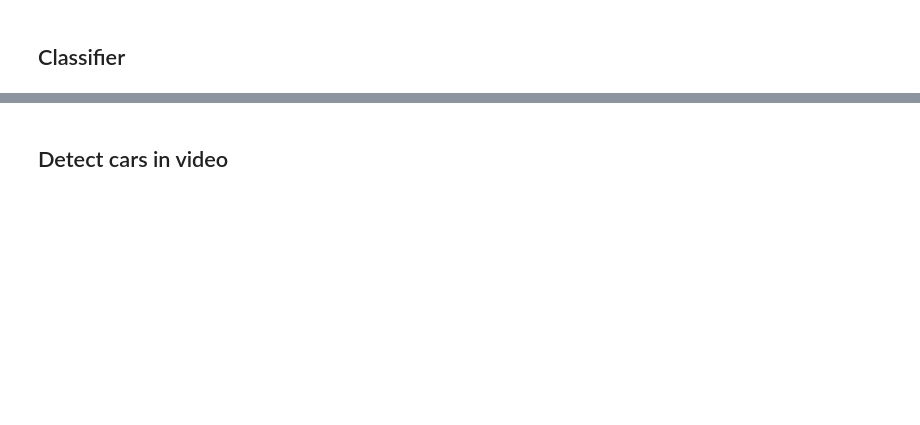
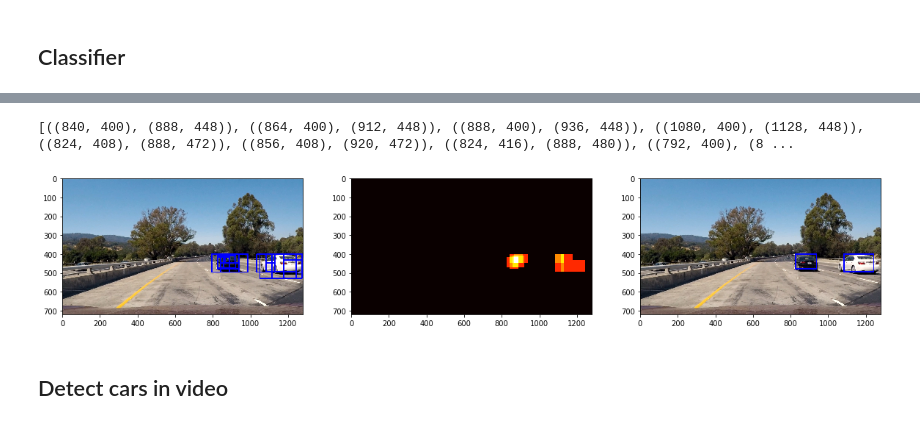
Before and after one commit to gaumarjos/T1-P5-CarND-Vehicle-Detection, a Jupyter notebook: vehicles.ipynb, the cells around one changed output, grey strips where cells are left out. Cells and saved outputs as stored; diff of their text form; code cells hidden in the pictures; blank space fills up the shorter version.

```diff
--- a/vehicles.ipynb
+++ b/vehicles.ipynb
@@ -678,14 +554,31 @@ svc = model["model"]
 scaler = model["scaler"]
 
 # Read camera image
-test_files = glob.glob('test_images/*.jpg')
-# test_files = ['test_images/test1.jpg']
+# test_files = glob.glob('test_images/*.jpg')
+test_files = ['test_images/test1.jpg']
 
+# Process files
+for file in test_files:
 
-for file in test_files:
+    # Load image
     image = mpimg.imread(file)
-    detections = Vehicles()
 
-    labelled_img = pipeline(image)
+    # Initialize detector
+    detector = VehicleDetector(classifier=svc,
+                               scaler=scaler,
+                               color_space=color_space,
+                               hog_channel=hog_channel,
+                               hog_orient=hog_orient,
+                               hog_pix_per_cell=hog_pix_per_cell,
+                               hog_cell_per_block=hog_cell_per_block,
+                               spatial_size=spatial_size,
+                               histogram_bins=histogram_bins)
 
-# https://github.com/jeremy-shannon/CarND-Vehicle-Detection/blob/master/vehicle_detection_project.ipynb
+    # Run search
+    labelled_img = detector.search_in_image(image)
+
+    # Show result
+    if 0:
+        f, ax = plt.subplots(1,1, figsize=(20,10))
+        ax.imshow(labelled_img)
+# %% [output]
@@ -692,3 +587,5 @@ for file in test_files:
+[((840, 400), (888, 448)), ((864, 400), (912, 448)), ((888, 400), (936, 448)), ((1080, 400), (1128, 448)), ((824, 408), (888, 472)), ((856, 408), (920, 472)), ((824, 416), (888, 480)), ((792, 400), (8 ...
+[figure, added]
 # %% [markdown]
 ## Detect cars in video
 # %%
```
Also changed, not shown: parts of 11 cells of this notebook.
